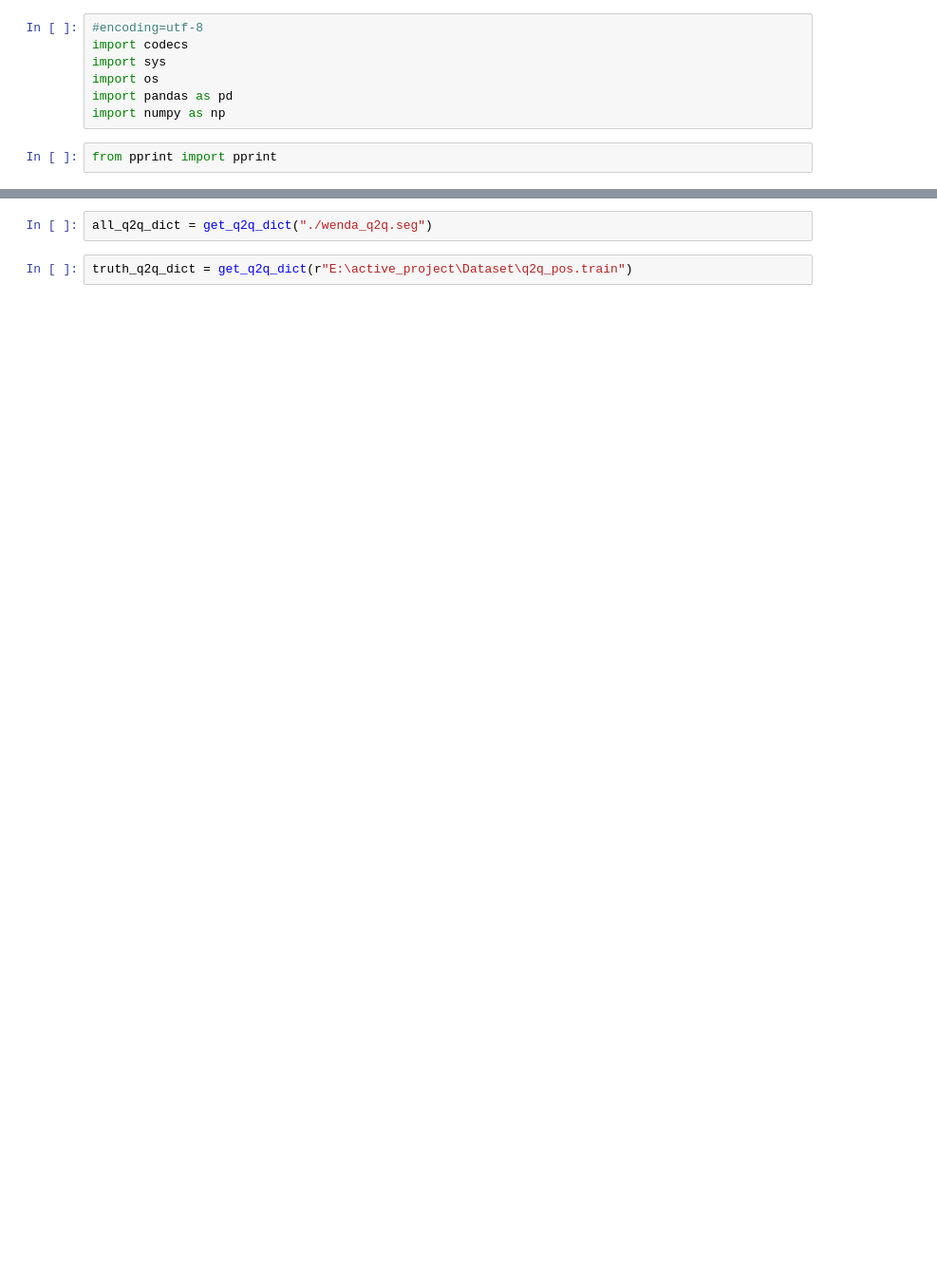
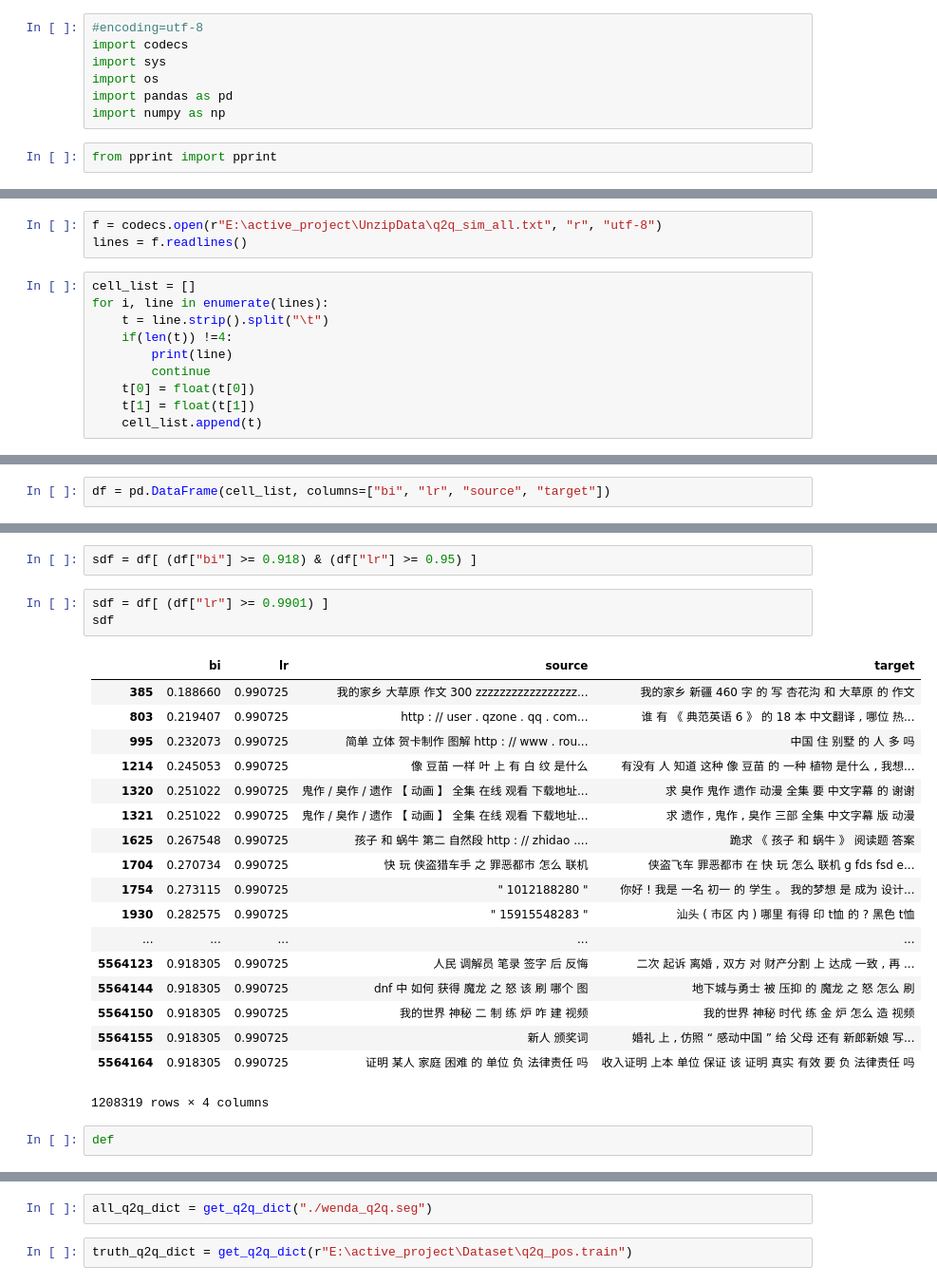
Before and after one commit to liyi193328/seq2seq, a Jupyter notebook: run_scripts/check_data.ipynb, the cells around one changed output, grey strips where cells are left out. Shown at 95% size. Cells and saved outputs as stored; diff of their text form; blank space fills up the shorter version.

```diff
--- a/run_scripts/check_data.ipynb
+++ b/run_scripts/check_data.ipynb
@@ -29,0 +10,13 @@ def get_q2q_dict(path):
+# %%
+f = codecs.open(r"E:\active_project\UnzipData\q2q_sim_all.txt", "r", "utf-8")
+lines = f.readlines()
+# %%
+cell_list = []
+for i, line in enumerate(lines):
+    t = line.strip().split("\t")
+    if(len(t)) !=4:
+        print(line)
+        continue
+    t[0] = float(t[0])
+    t[1] = float(t[1])
+    cell_list.append(t)
@@ -29,0 +41,2 @@ def get_q2q_dict(path):
+# %%
+df = pd.DataFrame(cell_list, columns=["bi", "lr", "source", "target"])
@@ -29,0 +46,26 @@ def get_q2q_dict(path):
+# %%
+sdf = df[ (df["bi"] >= 0.918) & (df["lr"] >= 0.95) ]
+# %%
+sdf = df[ (df["lr"] >= 0.9901) ]
+sdf
+# %% [output]
+|  | bi | lr | source | target |
+| 385 | 0.188660 | 0.990725 | 我的家乡 大草原 作文 300 zzzzzzzzzzzzzzzzz... | 我的家乡 新疆 460 字 的 写 杏花沟 和 大草原 的 作文 |
+| 803 | 0.219407 | 0.990725 | http : // user . qzone . qq . com... | 谁 有 《 典范英语 6 》 的 18 本 中文翻译 , 哪位 热... |
+| 995 | 0.232073 | 0.990725 | 简单 立体 贺卡制作 图解 http : // www . rou... | 中国 住 别墅 的 人 多 吗 |
+| 1214 | 0.245053 | 0.990725 | 像 豆苗 一样 叶 上 有 白 纹 是什么 | 有没有 人 知道 这种 像 豆苗 的 一种 植物 是什么 , 我想... |
+| 1320 | 0.251022 | 0.990725 | 鬼作 / 臭作 / 遗作 【 动画 】 全集 在线 观看 下载地址... | 求 臭作 鬼作 遗作 动漫 全集 要 中文字幕 的 谢谢 |
+| 1321 | 0.251022 | 0.990725 | 鬼作 / 臭作 / 遗作 【 动画 】 全集 在线 观看 下载地址... | 求 遗作 , 鬼作 , 臭作 三部 全集 中文字幕 版 动漫 |
+| 1625 | 0.267548 | 0.990725 | 孩子 和 蜗牛 第二 自然段 http : // zhidao .... | 跪求 《 孩子 和 蜗牛 》 阅读题 答案 |
+| 1704 | 0.270734 | 0.990725 | 快 玩 侠盗猎车手 之 罪恶都市 怎么 联机 | 侠盗飞车 罪恶都市 在 快 玩 怎么 联机 g fds fsd e... |
+| 1754 | 0.273115 | 0.990725 | " 1012188280 " | 你好 ! 我是 一名 初一 的 学生 。 我的梦想 是 成为 设计... |
+| 1930 | 0.282575 | 0.990725 | " 15915548283 " | 汕头 ( 市区 内 ) 哪里 有得 印 t恤 的 ? 黑色 t恤 |
+| ... | ... | ... | ... | ... |
+| 5564123 | 0.918305 | 0.990725 | 人民 调解员 笔录 签字 后 反悔 | 二次 起诉 离婚 , 双方 对 财产分割 上 达成 一致 , 再 ... |
+| 5564144 | 0.918305 | 0.990725 | dnf 中 如何 获得 魔龙 之 怒 该 刷 哪个 图 | 地下城与勇士 被 压抑 的 魔龙 之 怒 怎么 刷 |
+| 5564150 | 0.918305 | 0.990725 | 我的世界 神秘 二 制 练 炉 咋 建 视频 | 我的世界 神秘 时代 练 金 炉 怎么 造 视频 |
+| 5564155 | 0.918305 | 0.990725 | 新人 颁奖词 | 婚礼 上 , 仿照 “ 感动中国 ” 给 父母 还有 新郎新娘 写... |
+| 5564164 | 0.918305 | 0.990725 | 证明 某人 家庭 困难 的 单位 负 法律责任 吗 | 收入证明 上本 单位 保证 该 证明 真实 有效 要 负 法律责任 吗 |
+1208319 rows × 4 columns
+# %%
+def
```
Also changed, not shown: parts of 30 cells of this notebook, 2 other files.
